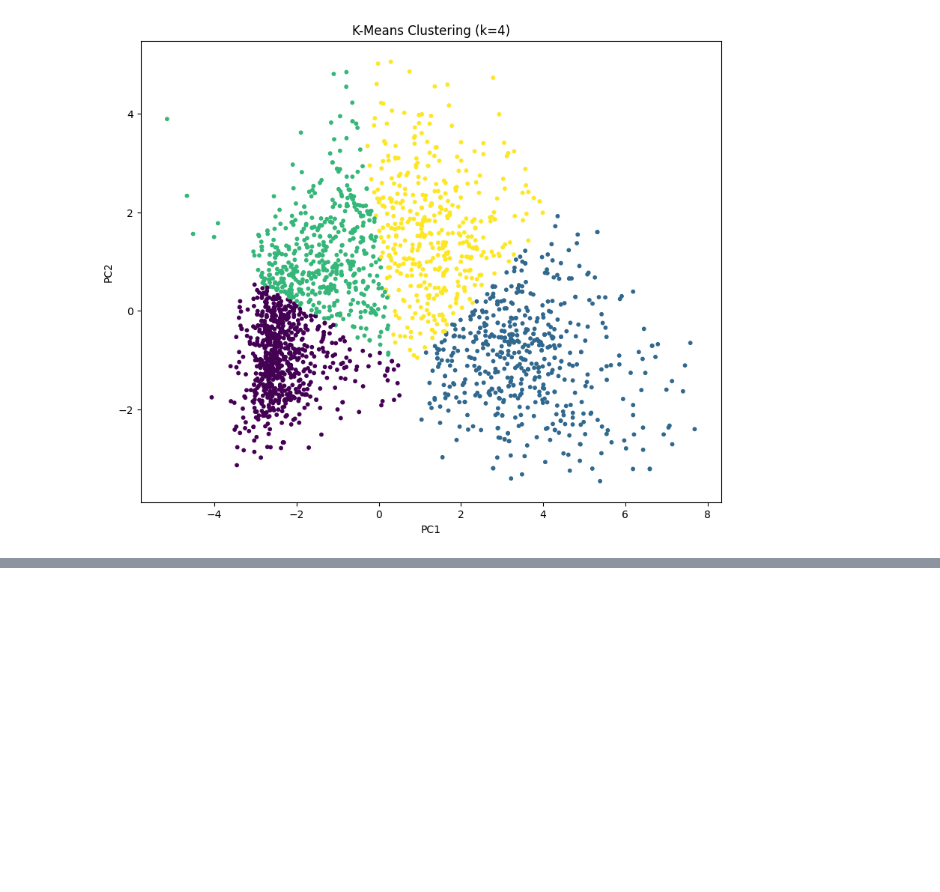
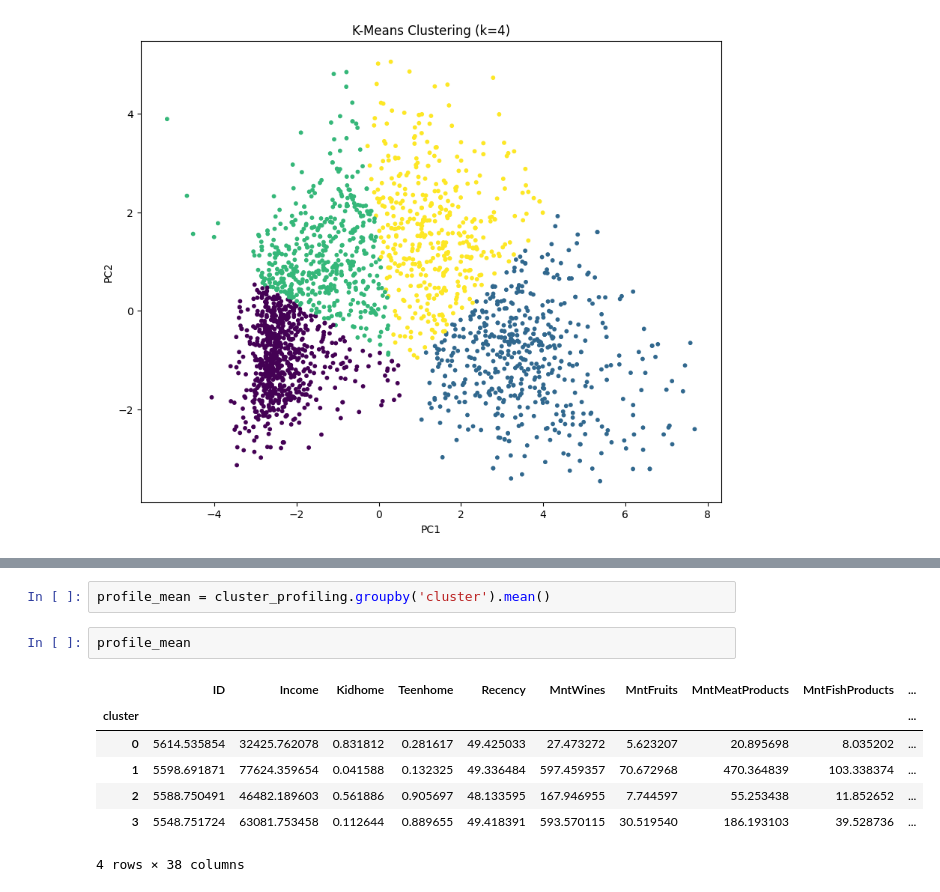
Before and after one commit to plamensve/k-means-clustering, a Jupyter notebook: 02_exaples.ipynb, the cells around one changed output, grey strips where cells are left out. Saved outputs shown, nothing was run; the diff lists cells and outputs as text; blank space fills up the shorter version.

```diff
--- a/02_exaples.ipynb
+++ b/02_exaples.ipynb
@@ -327,0 +349,12 @@ plt.show()
+# %%
+profile_mean = cluster_profiling.groupby('cluster').mean()
+# %%
+profile_mean
+# %% [output]
+|  | ID | Income | Kidhome | Teenhome | Recency | MntWines | MntFruits | MntMeatProducts | MntFishProducts | ... |
+| cluster |  |  |  |  |  |  |  |  |  | ... |
+| 0 | 5614.535854 | 32425.762078 | 0.831812 | 0.281617 | 49.425033 | 27.473272 | 5.623207 | 20.895698 | 8.035202 | ... |
+| 1 | 5598.691871 | 77624.359654 | 0.041588 | 0.132325 | 49.336484 | 597.459357 | 70.672968 | 470.364839 | 103.338374 | ... |
+| 2 | 5588.750491 | 46482.189603 | 0.561886 | 0.905697 | 48.133595 | 167.946955 | 7.744597 | 55.253438 | 11.852652 | ... |
+| 3 | 5548.751724 | 63081.753458 | 0.112644 | 0.889655 | 49.418391 | 593.570115 | 30.519540 | 186.193103 | 39.528736 | ... |
+4 rows × 38 columns
```
Also changed, not shown: parts of 6 cells of this notebook.
